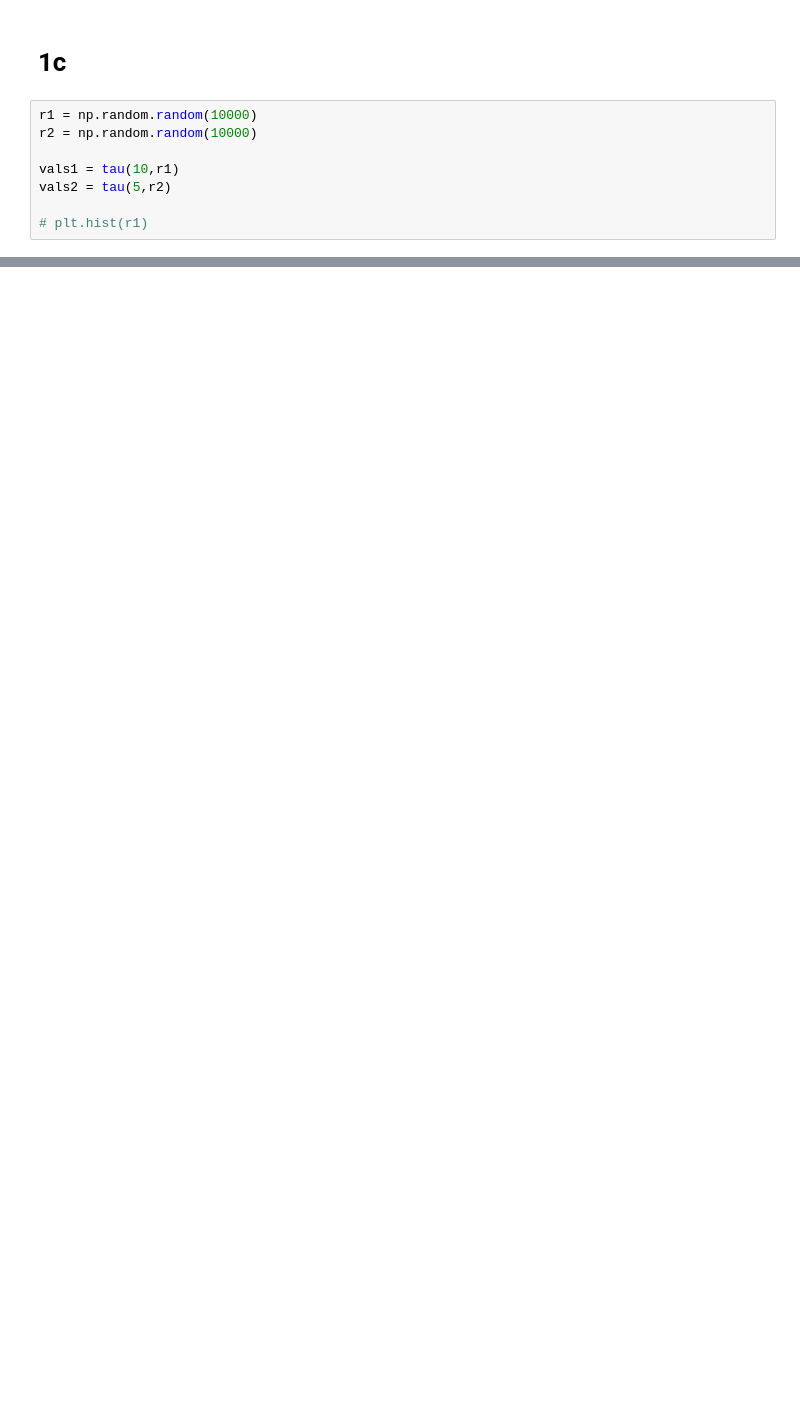
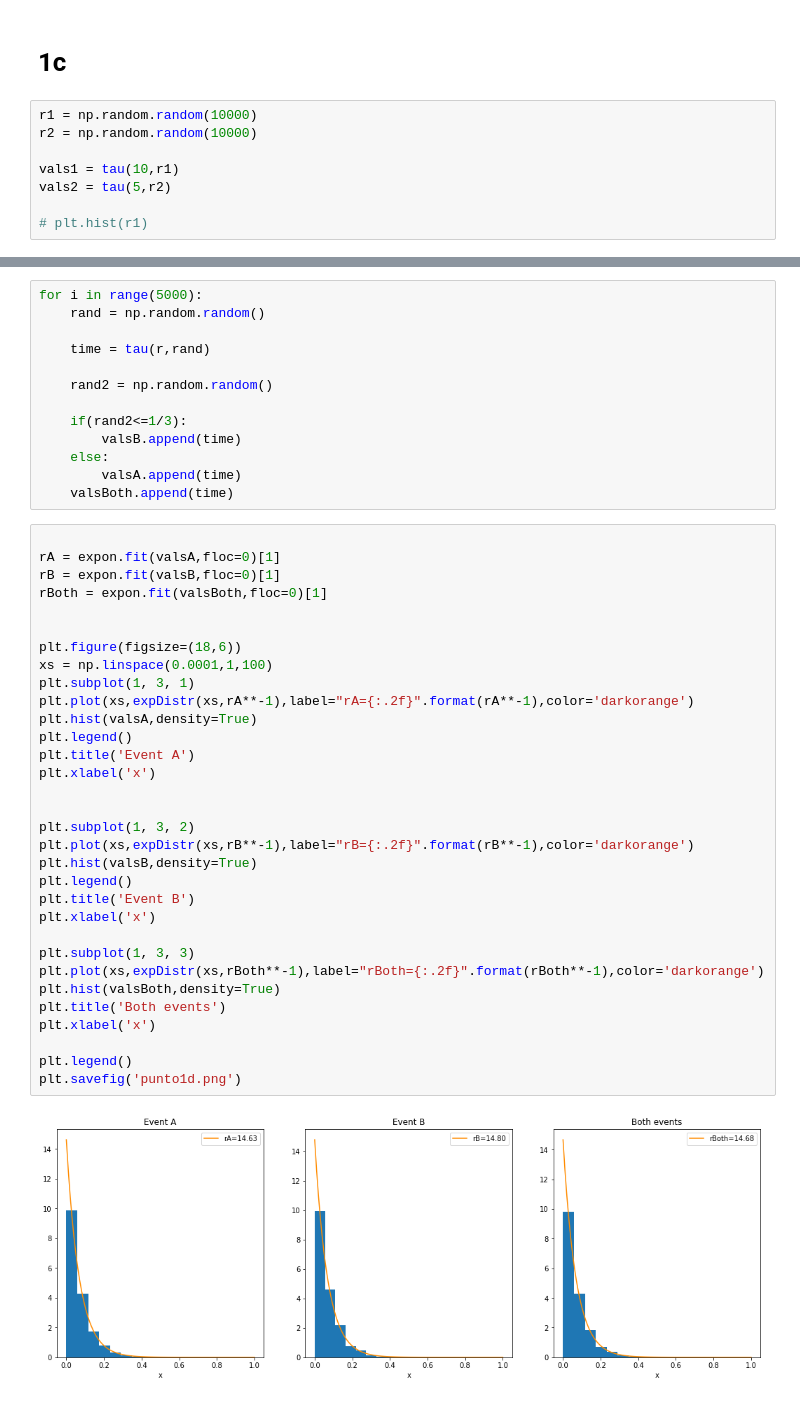
Before and after one commit to mneira10/sistemsBio, a Jupyter notebook: tarea4/punto1.ipynb, the cells around one changed output, grey strips where cells are left out. Drawn from its saved outputs; the diff is of its cells as text; blank space fills up the shorter version.

```diff
--- a/tarea4/punto1.ipynb
+++ b/tarea4/punto1.ipynb
@@ -111,0 +123,47 @@ plt.legend()
+# %%
+for i in range(5000):
+    rand = np.random.random()
+
+    time = tau(r,rand)
+
+    rand2 = np.random.random()
+
+    if(rand2<=1/3):
+        valsB.append(time)
+    else:
+        valsA.append(time)
+    valsBoth.append(time)
+# %%
+
+rA = expon.fit(valsA,floc=0)[1]
+rB = expon.fit(valsB,floc=0)[1]
+rBoth = expon.fit(valsBoth,floc=0)[1]
+
+
+plt.figure(figsize=(18,6))
+xs = np.linspace(0.0001,1,100)
+plt.subplot(1, 3, 1)
+plt.plot(xs,expDistr(xs,rA**-1),label="rA={:.2f}".format(rA**-1),color='darkorange')
+plt.hist(valsA,density=True)
+plt.legend()
+plt.title('Event A')
+plt.xlabel('x')
+
+
+plt.subplot(1, 3, 2)
+plt.plot(xs,expDistr(xs,rB**-1),label="rB={:.2f}".format(rB**-1),color='darkorange')
+plt.hist(valsB,density=True)
+plt.legend()
+plt.title('Event B')
+plt.xlabel('x')
+
+plt.subplot(1, 3, 3)
+plt.plot(xs,expDistr(xs,rBoth**-1),label="rBoth={:.2f}".format(rBoth**-1),color='darkorange')
+plt.hist(valsBoth,density=True)
+plt.title('Both events')
+plt.xlabel('x')
+
+plt.legend()
+plt.savefig('punto1d.png')
+# %% [output]
+[figure, added]
```
Also changed, not shown: parts of 7 cells of this notebook.
